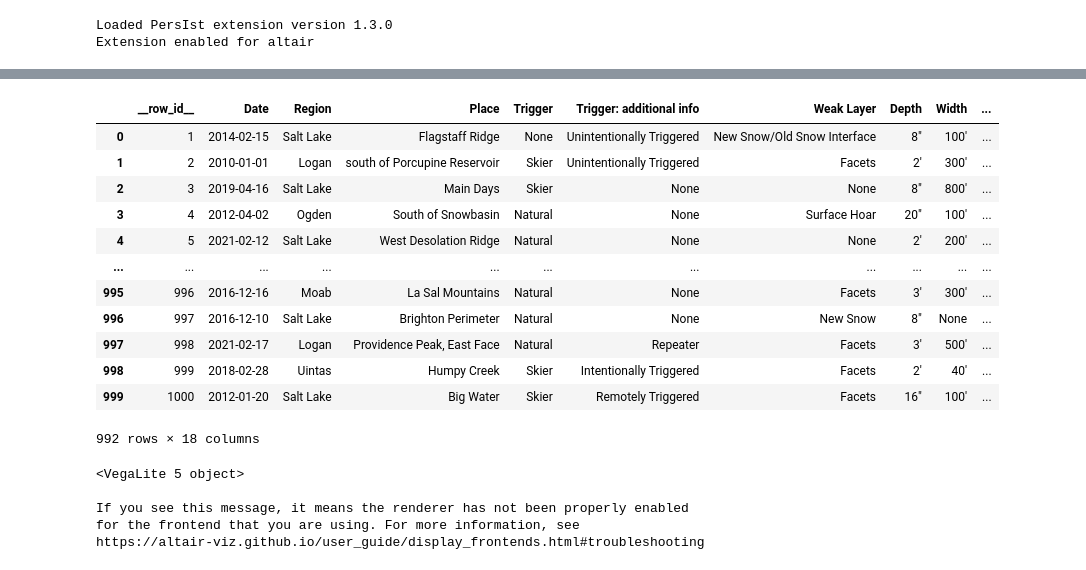
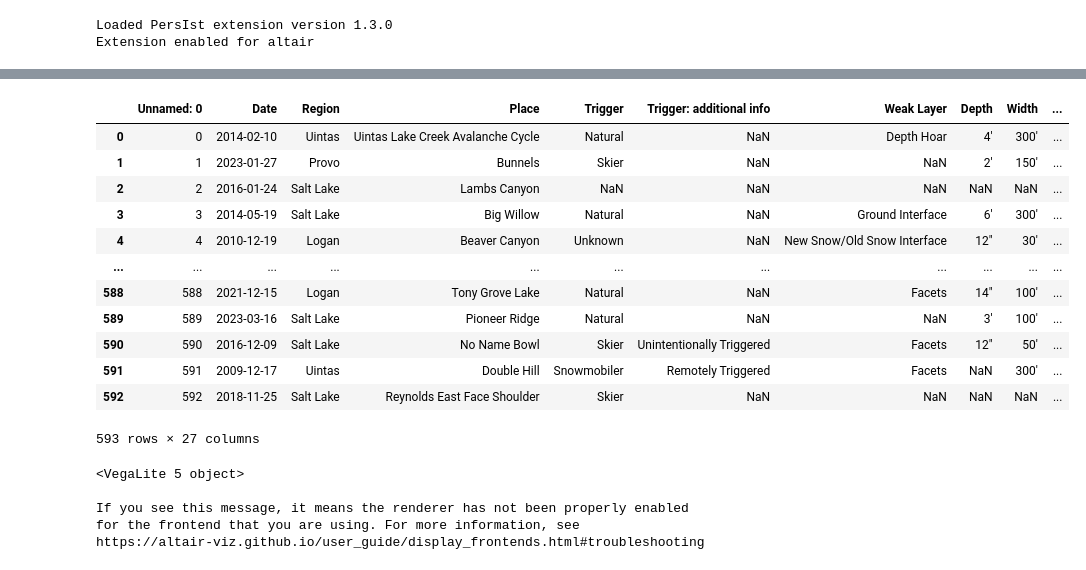
Before and after one commit to visdesignlab/persist, a Jupyter notebook: examples/notebooks/avalanche/avalance.ipynb, the cells around one changed output, grey strips where cells are left out. Cells and saved outputs as stored; diff of their text form; code cells hidden in the pictures.

```diff
--- a/examples/notebooks/avalanche/avalance.ipynb
+++ b/examples/notebooks/avalanche/avalance.ipynb
@@ -64,49 +12,25 @@ cleaned_dyn
-# %%
-cleaned_dyn['Date'] = pd.to_datetime(cleaned_dyn['Date'])
-cleaned_dyn['Year'] = cleaned_dyn['Date'].dt.year.astype('Int64')
-cleaned_dyn['Month'] = cleaned_dyn['Date'].dt.month.astype('Int64')
-cleaned_dyn[['Date', 'Year', 'Month']]
-
-cleaned_dyn['Elevation_Feet'] = pd.to_numeric(cleaned_dyn['Elevation'].str.replace('\'', '').str.replace(',', ''))
-
-def CleanInchesFeet(x):
-    if x!=x: return x
-
-    number = pd.to_numeric(x[:-1].replace(',', ''))
-    unit = x[-1]
-
-    if unit == '\"':
-        return number
-    elif unit == '\'':
-        return number*12
-    else:
-        return float('NaN')
-
-cleaned_dyn
-# %% [output]
-|  | __row_id__ | Date | Region | Place | Trigger | Trigger: additional info | Weak Layer | Depth | Width | ... |
-| 0 | 1 | 2014-02-15 | Salt Lake | Flagstaff Ridge | None | Unintentionally Triggered | New Snow/Old Snow Interface | 8" | 100' | ... |
-| 1 | 2 | 2010-01-01 | Logan | south of Porcupine Reservoir | Skier | Unintentionally Triggered | Facets | 2' | 300' | ... |
-| 2 | 3 | 2019-04-16 | Salt Lake | Main Days | Skier | None | None | 8" | 800' | ... |
-| 3 | 4 | 2012-04-02 | Ogden | South of Snowbasin | Natural | None | Surface Hoar | 20" | 100' | ... |
-| 4 | 5 | 2021-02-12 | Salt Lake | West Desolation Ridge | Natural | None | None | 2' | 200' | ... |
-| ... | ... | ... | ... | ... | ... | ... | ... | ... | ... | ... |
-| 995 | 996 | 2016-12-16 | Moab | La Sal Mountains | Natural | None | Facets | 3' | 300' | ... |
-| 996 | 997 | 2016-12-10 | Salt Lake | Brighton Perimeter | Natural | None | New Snow | 8" | None | ... |
-| 997 | 998 | 2021-02-17 | Logan | Providence Peak, East Face | Natural | Repeater | Facets | 3' | 500' | ... |
-| 998 | 999 | 2018-02-28 | Uintas | Humpy Creek | Skier | Intentionally Triggered | Facets | 2' | 40' | ... |
-| 999 | 1000 | 2012-01-20 | Salt Lake | Big Water | Skier | Remotely Triggered | Facets | 16" | 100' | ... |
-992 rows × 18 columns
-# %%
-selector = alt.selection_interval(name="brs")
-
-alt.Chart(cleaned_dyn).mark_bar().encode(
-    x="Year:O",
-    y="count()"
-).add_params(selector)
-# %% [output]
-<VegaLite 5 object>
-
-If you see this message, it means the renderer has not been properly enabled
-for the frontend that you are using. For more information, see
-https://altair-viz.github.io/user_guide/display_frontends.html#troubleshooting
+# %%
+df = pd.read_csv('./season_phase_data.csv')
+df
+# %% [output]
+|  | Unnamed: 0 | Date | Region | Place | Trigger | Trigger: additional info | Weak Layer | Depth | Width | ... |
+| 0 | 0 | 2014-02-10 | Uintas | Uintas Lake Creek Avalanche Cycle | Natural | NaN | Depth Hoar | 4' | 300' | ... |
+| 1 | 1 | 2023-01-27 | Provo | Bunnels | Skier | NaN | NaN | 2' | 150' | ... |
+| 2 | 2 | 2016-01-24 | Salt Lake | Lambs Canyon | NaN | NaN | NaN | NaN | NaN | ... |
+| 3 | 3 | 2014-05-19 | Salt Lake | Big Willow | Natural | NaN | Ground Interface | 6' | 300' | ... |
+| 4 | 4 | 2010-12-19 | Logan | Beaver Canyon | Unknown | NaN | New Snow/Old Snow Interface | 12" | 30' | ... |
+| ... | ... | ... | ... | ... | ... | ... | ... | ... | ... | ... |
+| 588 | 588 | 2021-12-15 | Logan | Tony Grove Lake | Natural | NaN | Facets | 14" | 100' | ... |
+| 589 | 589 | 2023-03-16 | Salt Lake | Pioneer Ridge | Natural | NaN | NaN | 3' | 100' | ... |
+| 590 | 590 | 2016-12-09 | Salt Lake | No Name Bowl | Skier | Unintentionally Triggered | Facets | 12" | 50' | ... |
+| 591 | 591 | 2009-12-17 | Uintas | Double Hill | Snowmobiler | Remotely Triggered | Facets | NaN | 300' | ... |
+| 592 | 592 | 2018-11-25 | Salt Lake | Reynolds East Face Shoulder | Skier | NaN | NaN | NaN | NaN | ... |
+593 rows × 27 columns
+# %%
+PR.vis.scatterplot(df, "Elevation_Feet:Q", "Depth_Inches:Q")
+# %% [output]
+<VegaLite 5 object>
+
+If you see this message, it means the renderer has not been properly enabled
+for the frontend that you are using. For more information, see
+https://altair-viz.github.io/user_guide/display_frontends.html#troubleshooting
```
Also changed, not shown: parts of 4 cells of this notebook, 9 other files.
